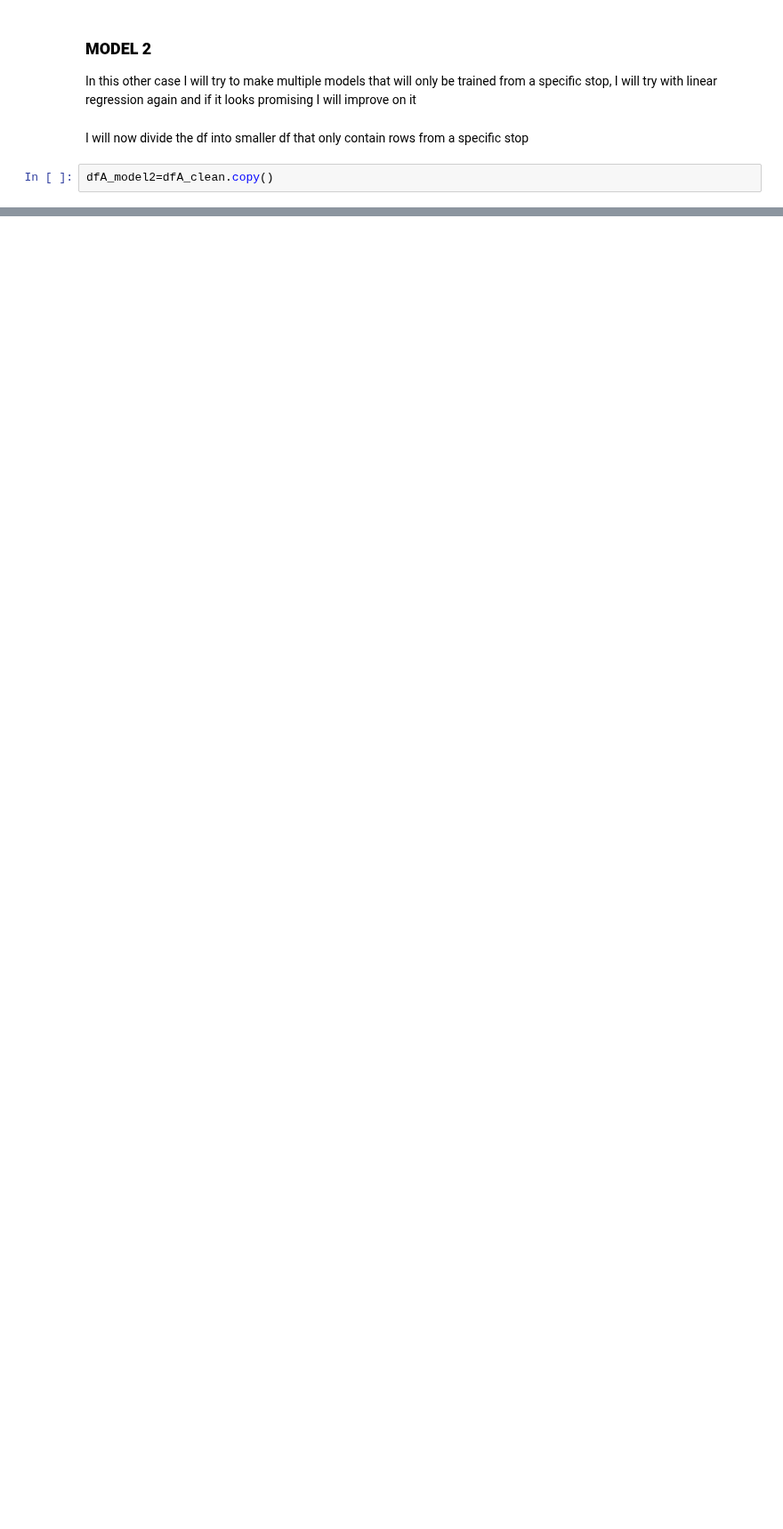
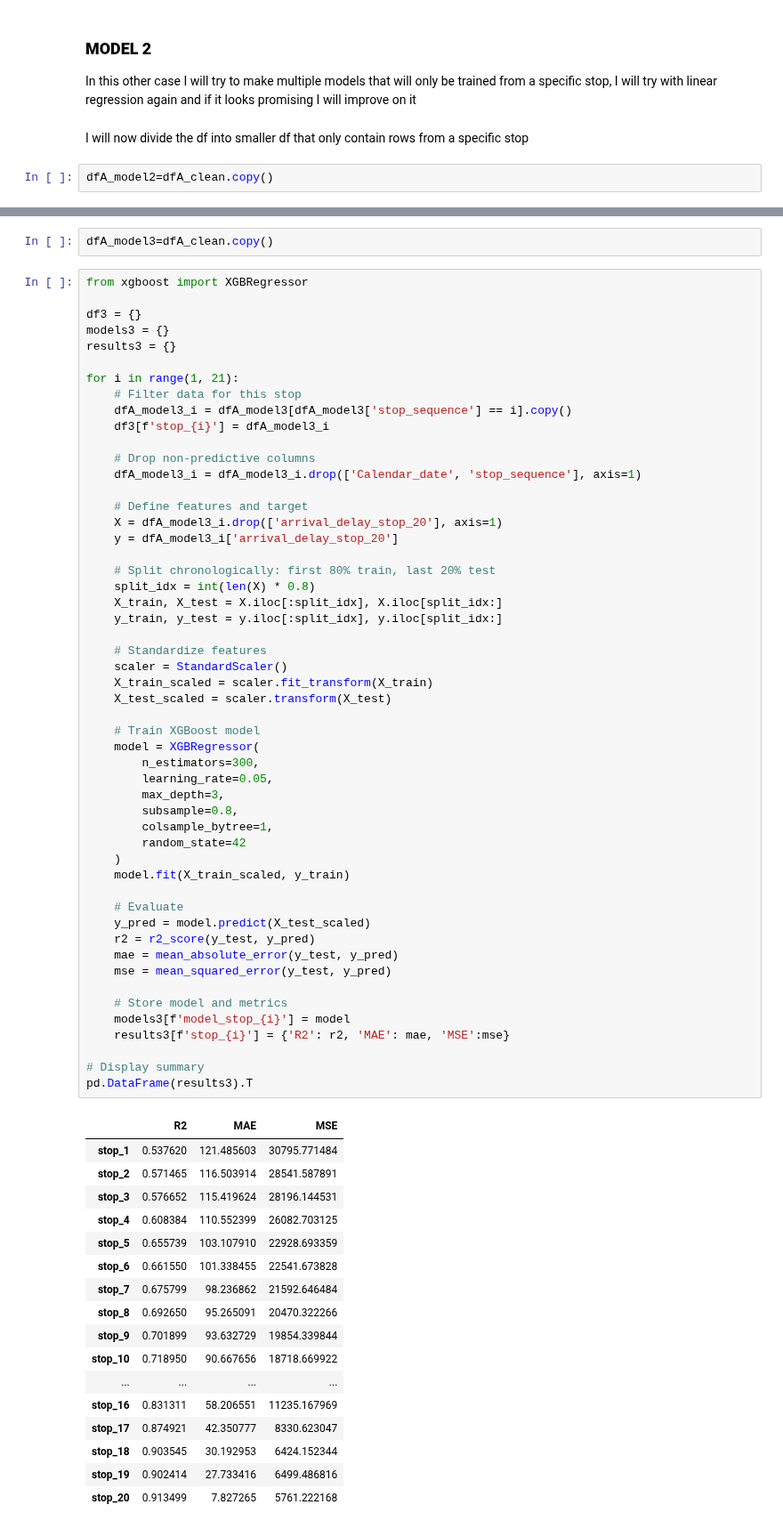
Before and after one commit to Gioalf/AH2179, a Jupyter notebook: project/AIprojectGioAlf.ipynb, the cells around one changed output, grey strips where cells are left out. Shown at 89% size. Cells and saved outputs as stored; diff of their text form; blank space fills up the shorter version.

```diff
--- a/project/AIprojectGioAlf.ipynb
+++ b/project/AIprojectGioAlf.ipynb
@@ -568,0 +663,72 @@ for i in range(1, 21):
+# %%
+dfA_model3=dfA_clean.copy()
+# %%
+from xgboost import XGBRegressor
+
+df3 = {}
+models3 = {}
+results3 = {}
+
+for i in range(1, 21):
+    # Filter data for this stop
+    dfA_model3_i = dfA_model3[dfA_model3['stop_sequence'] == i].copy()
+    df3[f'stop_{i}'] = dfA_model3_i
+
+    # Drop non-predictive columns
+    dfA_model3_i = dfA_model3_i.drop(['Calendar_date', 'stop_sequence'], axis=1)
+
+    # Define features and target
+    X = dfA_model3_i.drop(['arrival_delay_stop_20'], axis=1)
+    y = dfA_model3_i['arrival_delay_stop_20']
+
+    # Split chronologically: first 80% train, last 20% test
+    split_idx = int(len(X) * 0.8)
+    X_train, X_test = X.iloc[:split_idx], X.iloc[split_idx:]
+    y_train, y_test = y.iloc[:split_idx], y.iloc[split_idx:]
+
+    # Standardize features
+    scaler = StandardScaler()
+    X_train_scaled = scaler.fit_transform(X_train)
+    X_test_scaled = scaler.transform(X_test)
+
+    # Train XGBoost model
+    model = XGBRegressor(
+        n_estimators=300,
+        learning_rate=0.05,
+        max_depth=3,
+        subsample=0.8,
+        colsample_bytree=1,
+        random_state=42
+    )
+    model.fit(X_train_scaled, y_train)
+
+    # Evaluate
+    y_pred = model.predict(X_test_scaled)
+    r2 = r2_score(y_test, y_pred)
+    mae = mean_absolute_error(y_test, y_pred)
+    mse = mean_squared_error(y_test, y_pred)
+
+    # Store model and metrics
+    models3[f'model_stop_{i}'] = model
+    results3[f'stop_{i}'] = {'R2': r2, 'MAE': mae, 'MSE':mse}
+
+# Display summary
+pd.DataFrame(results3).T
+# %% [output]
+|  | R2 | MAE | MSE |
+| stop_1 | 0.537620 | 121.485603 | 30795.771484 |
+| stop_2 | 0.571465 | 116.503914 | 28541.587891 |
+| stop_3 | 0.576652 | 115.419624 | 28196.144531 |
+| stop_4 | 0.608384 | 110.552399 | 26082.703125 |
+| stop_5 | 0.655739 | 103.107910 | 22928.693359 |
+| stop_6 | 0.661550 | 101.338455 | 22541.673828 |
+| stop_7 | 0.675799 | 98.236862 | 21592.646484 |
+| stop_8 | 0.692650 | 95.265091 | 20470.322266 |
+| stop_9 | 0.701899 | 93.632729 | 19854.339844 |
+| stop_10 | 0.718950 | 90.667656 | 18718.669922 |
+| ... | ... | ... | ... |
+| stop_16 | 0.831311 | 58.206551 | 11235.167969 |
+| stop_17 | 0.874921 | 42.350777 | 8330.623047 |
+| stop_18 | 0.903545 | 30.192953 | 6424.152344 |
+| stop_19 | 0.902414 | 27.733416 | 6499.486816 |
+| stop_20 | 0.913499 | 7.827265 | 5761.222168 |
```
Also changed, not shown: parts of 9 cells of this notebook.
